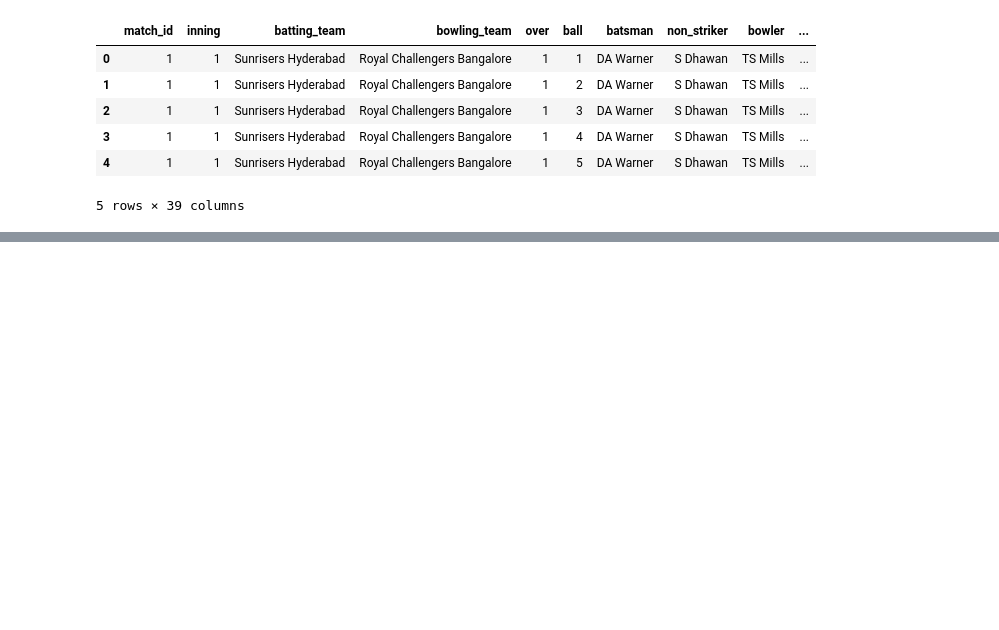
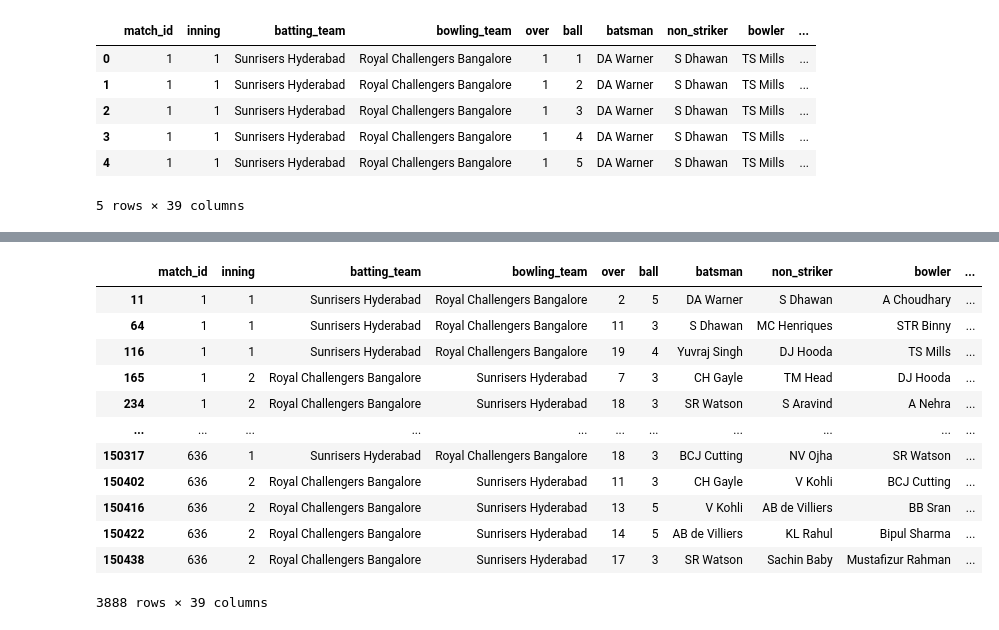
Before and after one commit to Nihar109/plotly, a Jupyter notebook: plotly.ipynb, the cells around one changed output, grey strips where cells are left out. Saved outputs shown, nothing was run; the diff lists cells and outputs as text; code cells hidden in the pictures; blank space fills up the shorter version.

```diff
--- a/plotly.ipynb
+++ b/plotly.ipynb
@@ -66,0 +223,17 @@ ipl.head()
+# %%
+out = ipl[ipl.player_dismissed.isin(top50)]
+out
+# %% [output]
+|  | match_id | inning | batting_team | bowling_team | over | ball | batsman | non_striker | bowler | ... |
+| 11 | 1 | 1 | Sunrisers Hyderabad | Royal Challengers Bangalore | 2 | 5 | DA Warner | S Dhawan | A Choudhary | ... |
+| 64 | 1 | 1 | Sunrisers Hyderabad | Royal Challengers Bangalore | 11 | 3 | S Dhawan | MC Henriques | STR Binny | ... |
+| 116 | 1 | 1 | Sunrisers Hyderabad | Royal Challengers Bangalore | 19 | 4 | Yuvraj Singh | DJ Hooda | TS Mills | ... |
+| 165 | 1 | 2 | Royal Challengers Bangalore | Sunrisers Hyderabad | 7 | 3 | CH Gayle | TM Head | DJ Hooda | ... |
+| 234 | 1 | 2 | Royal Challengers Bangalore | Sunrisers Hyderabad | 18 | 3 | SR Watson | S Aravind | A Nehra | ... |
+| ... | ... | ... | ... | ... | ... | ... | ... | ... | ... | ... |
+| 150317 | 636 | 1 | Sunrisers Hyderabad | Royal Challengers Bangalore | 18 | 3 | BCJ Cutting | NV Ojha | SR Watson | ... |
+| 150402 | 636 | 2 | Royal Challengers Bangalore | Sunrisers Hyderabad | 11 | 3 | CH Gayle | V Kohli | BCJ Cutting | ... |
+| 150416 | 636 | 2 | Royal Challengers Bangalore | Sunrisers Hyderabad | 13 | 5 | V Kohli | AB de Villiers | BB Sran | ... |
+| 150422 | 636 | 2 | Royal Challengers Bangalore | Sunrisers Hyderabad | 14 | 5 | AB de Villiers | KL Rahul | Bipul Sharma | ... |
+| 150438 | 636 | 2 | Royal Challengers Bangalore | Sunrisers Hyderabad | 17 | 3 | SR Watson | Sachin Baby | Mustafizur Rahman | ... |
+3888 rows × 39 columns
```
Also changed, not shown: parts of 42 cells of this notebook, 9 other files.
